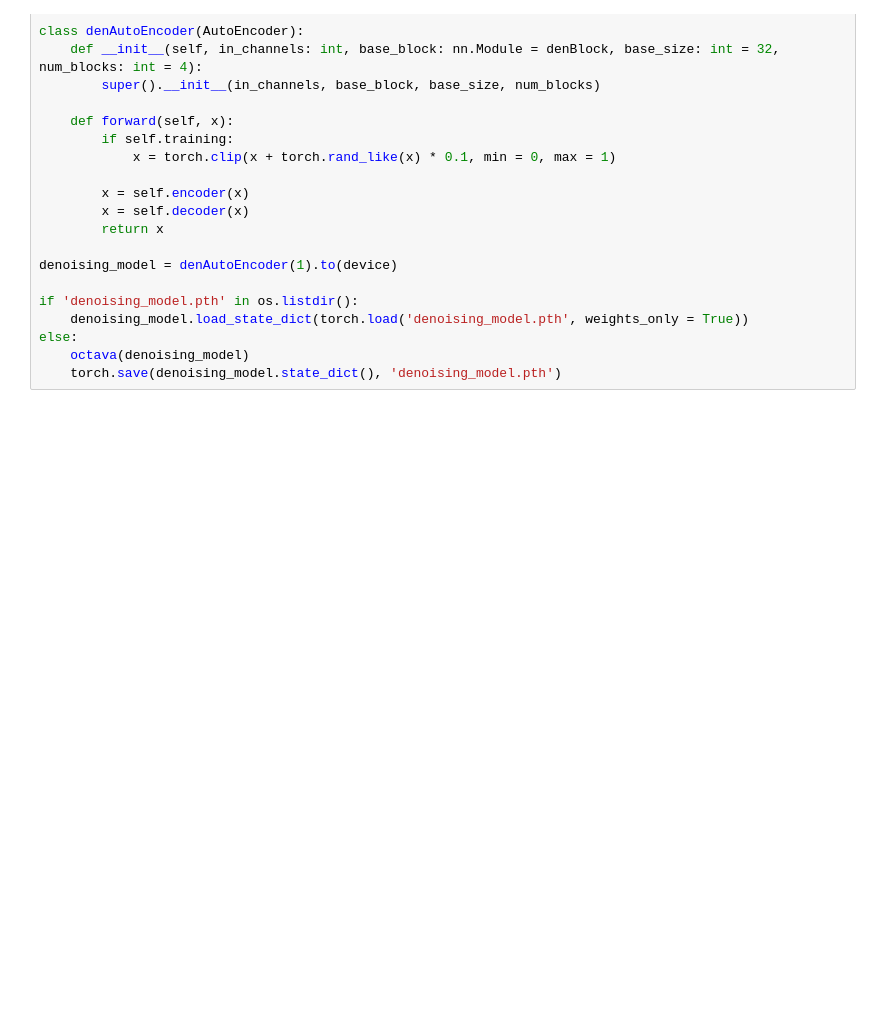
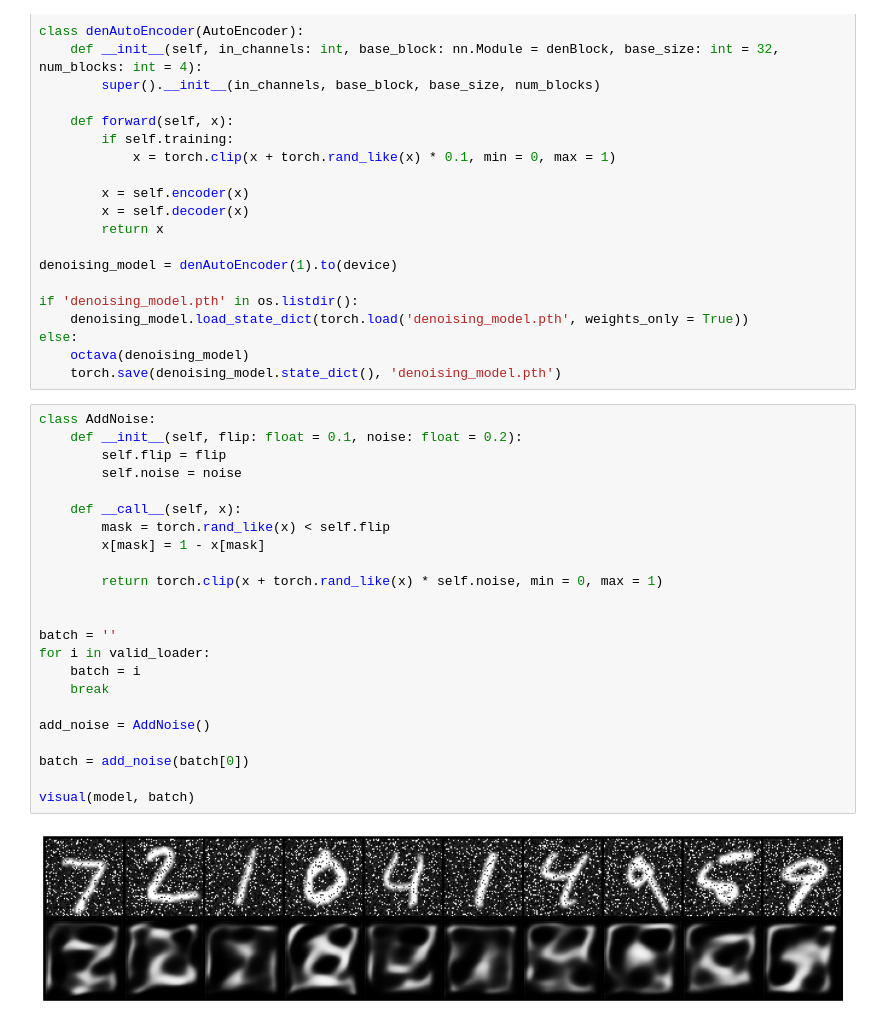
Before and after one commit to blackrockxi37/homework, a Jupyter notebook: autoencoders.ipynb, the cells around one changed output. Cells and saved outputs as stored; diff of their text form; blank space fills up the shorter version.

```diff
--- a/autoencoders.ipynb
+++ b/autoencoders.ipynb
@@ -272,3 +272,28 @@ if 'denoising_model.pth' in os.listdir():
 else:
     octava(denoising_model)
     torch.save(denoising_model.state_dict(), 'denoising_model.pth')
+# %%
+class AddNoise:
+    def __init__(self, flip: float = 0.1, noise: float = 0.2):
+        self.flip = flip
+        self.noise = noise
+
+    def __call__(self, x):
+        mask = torch.rand_like(x) < self.flip
+        x[mask] = 1 - x[mask]
+
+        return torch.clip(x + torch.rand_like(x) * self.noise, min = 0, max = 1)
+
+
+batch = ''
+for i in valid_loader:
+    batch = i
+    break
+
+add_noise = AddNoise()
+
+batch = add_noise(batch[0])
+
+visual(model, batch)
+# %% [output]
+[figure, added]
```
